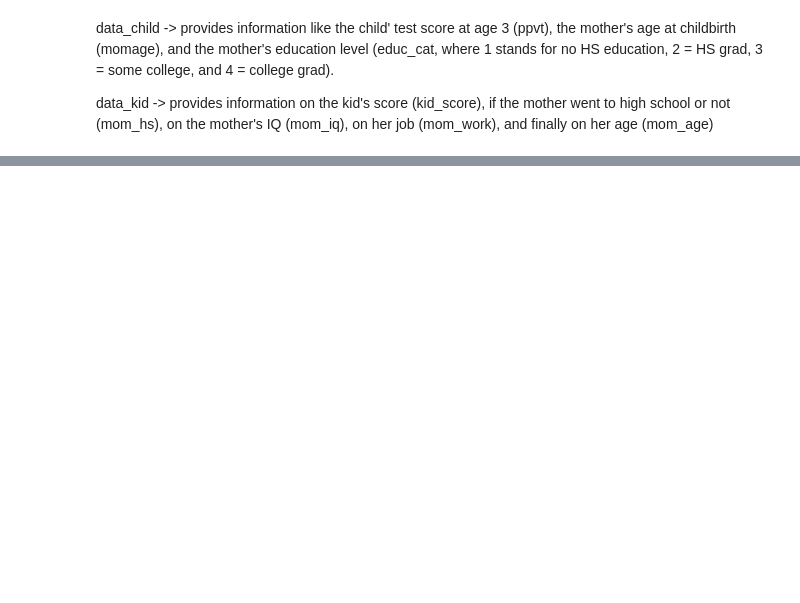
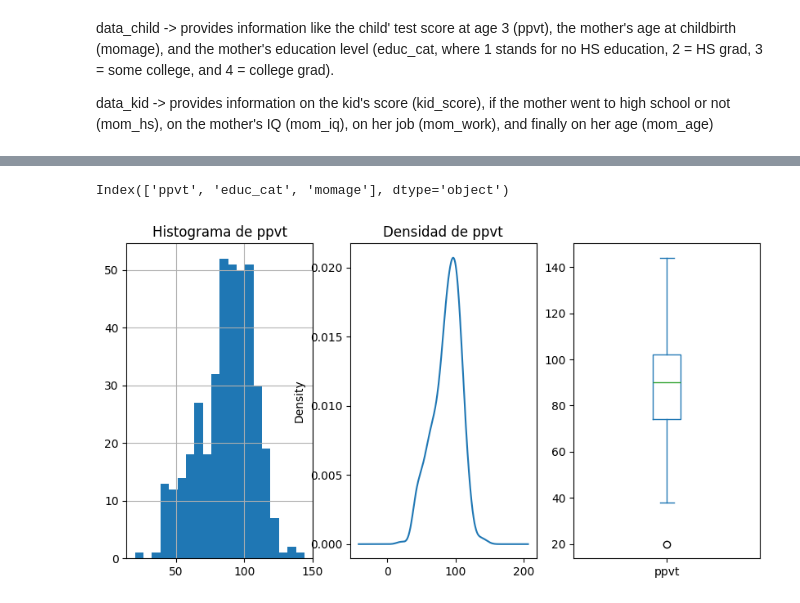
Before and after one commit to diegodvallejos/iq_prediction, a Jupyter notebook: development.ipynb, the cells around one changed output, grey strips where cells are left out. Drawn from its saved outputs; the diff is of its cells as text; code cells hidden in the pictures; blank space fills up the shorter version.

Commit message:
Add analysis for child data

```diff
--- a/development.ipynb
+++ b/development.ipynb
@@ -29,0 +81,20 @@ data_kid -> provides information on the kid's score (kid_score), if the mother w
+# %%
+data_child.drop('Unnamed: 0', axis=1, inplace=True)
+print(data_child.columns)
+# %% [output]
+Index(['ppvt', 'educ_cat', 'momage'], dtype='object')
+# %%
+# Distribucion de ppvt: score at age 3
+fig, (ax1, ax2, ax3) = plt.subplots(nrows=1, ncols=3, figsize=(10, 5))
+
+data_child['ppvt'].hist(ax=ax1, bins=20, xlabelsize=10, ylabelsize=10)
+ax1.set_title('Histograma de ppvt')
+
+data_child['ppvt'].plot(kind='kde', ax=ax2)
+ax2.set_title('Densidad de ppvt')
+
+data_child['ppvt'].plot(kind='box', ax=ax3)
+
+plt.show()
+# %% [output]
+[figure, added]
```
Also changed, not shown: parts of 8 cells of this notebook.
